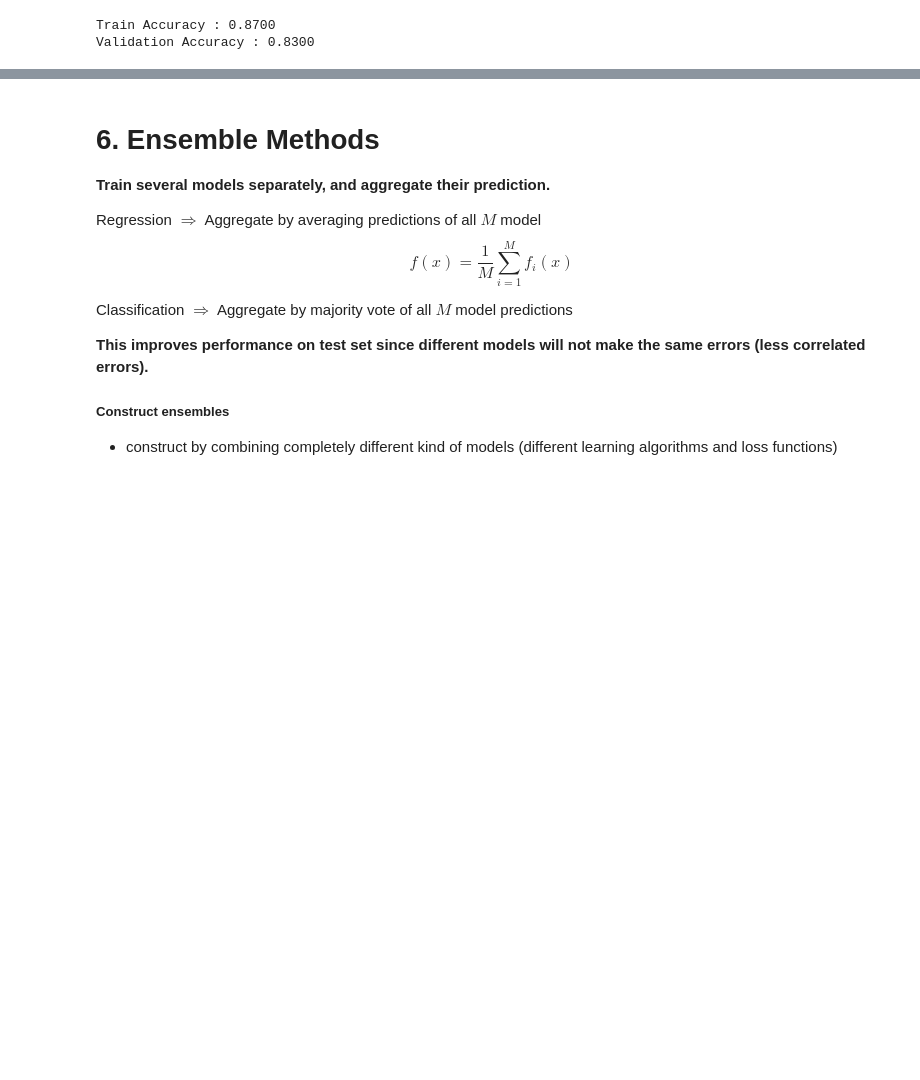
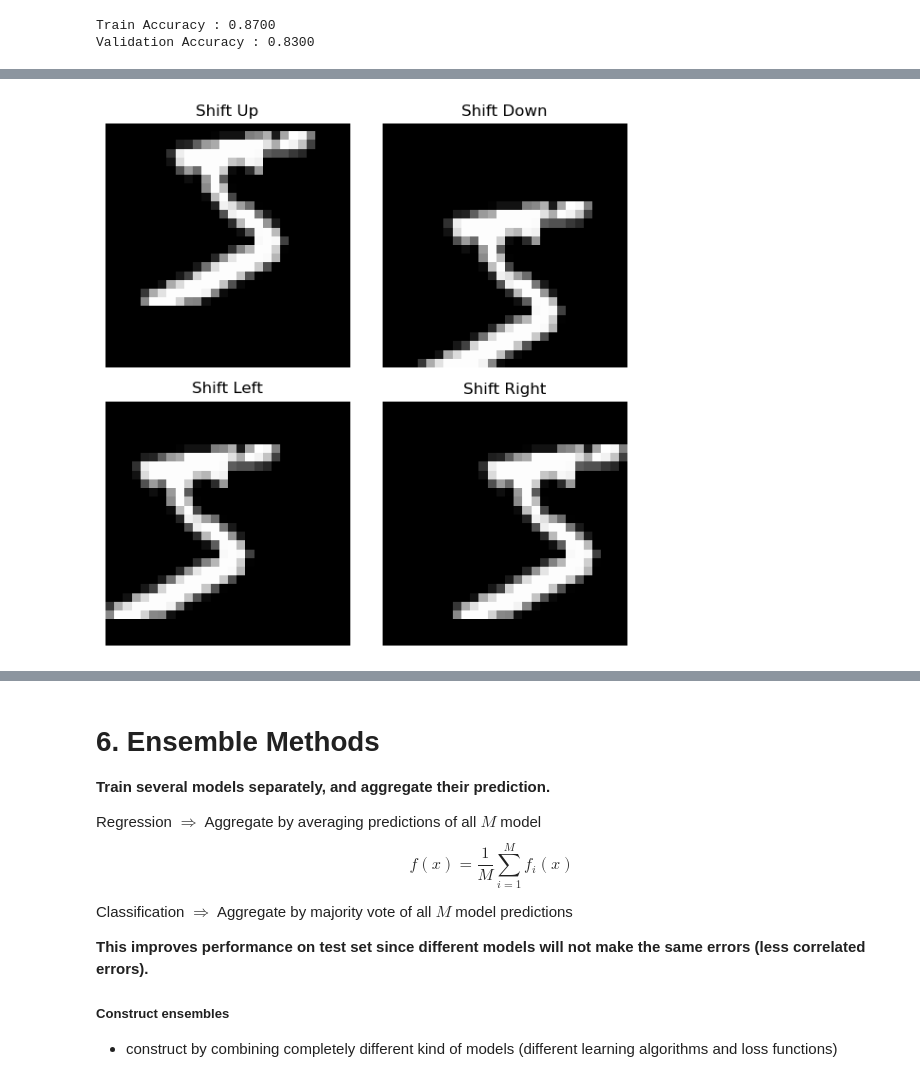
Before and after one commit to jci02/Machine-Learning-Theory, a Jupyter notebook: 1.Supervised Learning/Artificial Neural Networks/Deep Learning.ipynb, the cells around one changed output, grey strips where cells are left out. Cells and saved outputs as stored; diff of their text form; code cells hidden in the pictures; blank space fills up the shorter version.

```diff
--- a/1.Supervised Learning/Artificial Neural Networks/Deep Learning.ipynb
+++ b/1.Supervised Learning/Artificial Neural Networks/Deep Learning.ipynb
@@ -1456,3 +1461,32 @@ Audio:
   <img src="pics/103.png" width="550"/>
   <img src="pics/104.png" width="550"/>
 </div>
+# %%
+# Load the MNIST dataset
+(x_train, y_train), (_, _) = mnist.load_data()
+
+# Select one example (first digit "5")
+index = np.where(y_train == 5)[0][0]
+image = x_train[index]
+
+# Create shifted versions
+shift_up    = shift(image, shift=(-4, 0), cval=0)
+shift_down  = shift(image, shift=(4, 0), cval=0)
+shift_left  = shift(image, shift=(0, -4), cval=0)
+shift_right = shift(image, shift=(0, 4), cval=0)
+
+# Plot in a 2x2 grid
+fig, axes = plt.subplots(2, 2, figsize=(6, 6))
+
+images = [shift_up, shift_down, shift_left, shift_right]
+titles = ["Shift Up", "Shift Down", "Shift Left", "Shift Right"]
+
+for ax, img, title in zip(axes.ravel(), images, titles):
+    ax.imshow(img, cmap="gray")
+    ax.set_title(title)
+    ax.axis("off")
+
+plt.tight_layout()
+plt.show()
+# %% [output]
+[figure, added]
```
Also changed, not shown: parts of 3 cells of this notebook.
